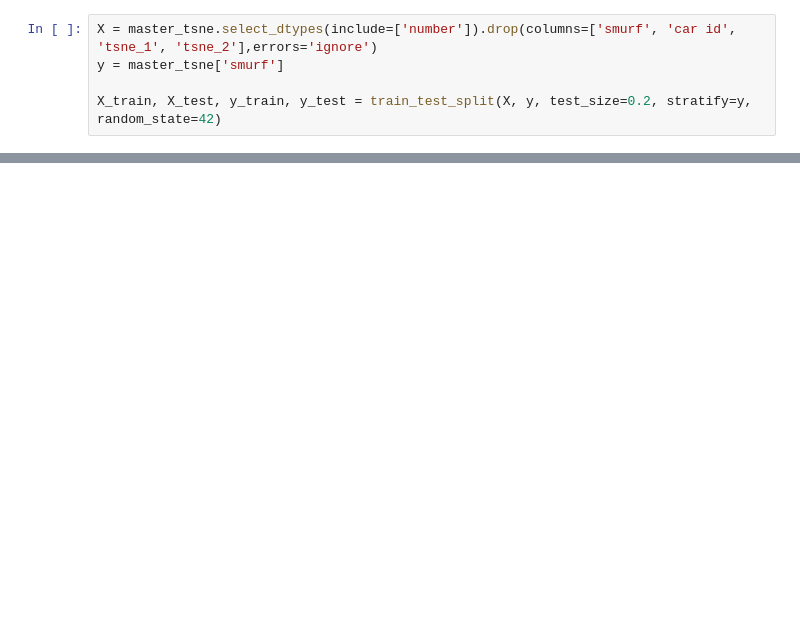
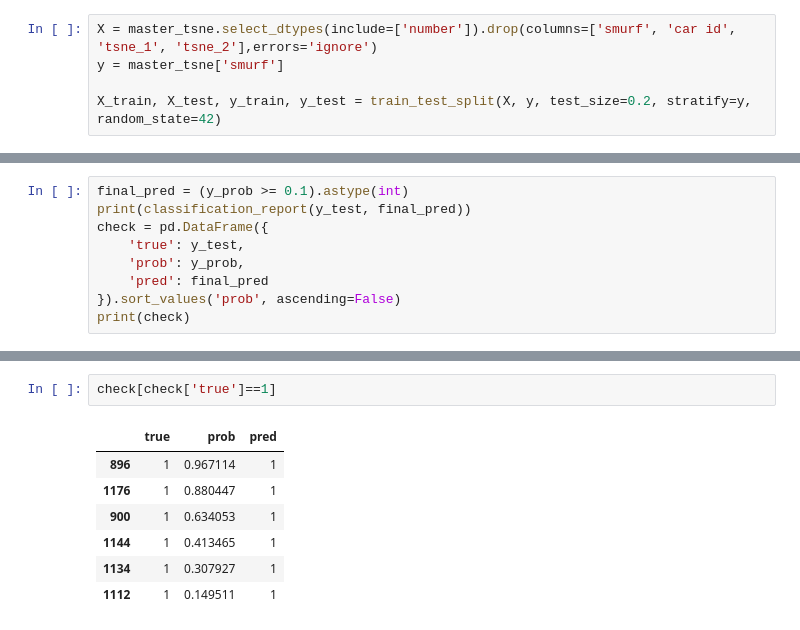
Before and after one commit to atwooda2/ISTA_498_Capstone, a Jupyter notebook: predictive_pipeline.ipynb, the cells around one changed output, grey strips where cells are left out. Cells and saved outputs as stored; diff of their text form; blank space fills up the shorter version.

```diff
--- a/predictive_pipeline.ipynb
+++ b/predictive_pipeline.ipynb
@@ -337,0 +517,9 @@ weighted avg       0.99      0.99      0.99       214
+# %%
+final_pred = (y_prob >= 0.1).astype(int)
+print(classification_report(y_test, final_pred))
+check = pd.DataFrame({
+    'true': y_test,
+    'prob': y_prob,
+    'pred': final_pred
+}).sort_values('prob', ascending=False)
+print(check)
@@ -337,0 +544,10 @@ weighted avg       0.99      0.99      0.99       214
+# %%
+check[check['true']==1]
+# %% [output]
+|  | true | prob | pred |
+| 896 | 1 | 0.967114 | 1 |
+| 1176 | 1 | 0.880447 | 1 |
+| 900 | 1 | 0.634053 | 1 |
+| 1144 | 1 | 0.413465 | 1 |
+| 1134 | 1 | 0.307927 | 1 |
+| 1112 | 1 | 0.149511 | 1 |
```
Also changed, not shown: parts of 38 cells of this notebook.
